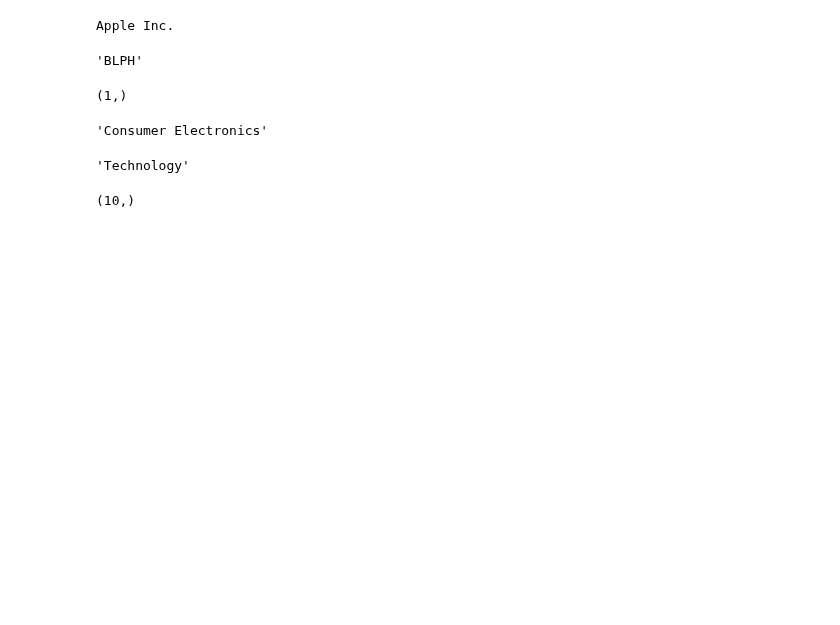
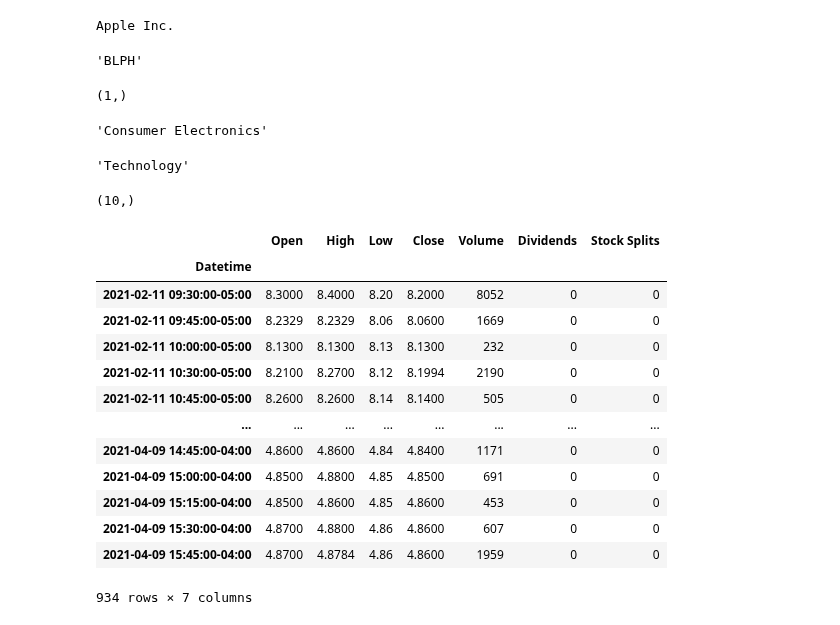
Before and after one commit to jmacdonald2010/stock-prediction, a Jupyter notebook: sketches.ipynb, the cells around one changed output. Saved outputs shown, nothing was run; the diff lists cells and outputs as text; code cells hidden in the pictures; blank space fills up the shorter version.

```diff
--- a/sketches.ipynb
+++ b/sketches.ipynb
@@ -274,3 +274,33 @@ aapl.check_industry(aapl.industry, conn)
 print(aapl.industry_id)
 # %% [output]
 (10,)
+# %%
+import yfinance as yf
+import datetime
+
+current_date = datetime.datetime.now().strftime("%Y-%m-%d")
+sixty_days_ago = (datetime.datetime.now() - datetime.timedelta(days=59)).strftime("%Y-%m-%d")
+
+data = yf.Ticker("BLPH")
+
+data.history(
+    start = sixty_days_ago,
+    end = current_date,
+    interval = '15m',
+    auto_adjust = True
+)
+# %% [output]
+|  | Open | High | Low | Close | Volume | Dividends | Stock Splits |
+| Datetime |  |  |  |  |  |  |  |
+| 2021-02-11 09:30:00-05:00 | 8.3000 | 8.4000 | 8.20 | 8.2000 | 8052 | 0 | 0 |
+| 2021-02-11 09:45:00-05:00 | 8.2329 | 8.2329 | 8.06 | 8.0600 | 1669 | 0 | 0 |
+| 2021-02-11 10:00:00-05:00 | 8.1300 | 8.1300 | 8.13 | 8.1300 | 232 | 0 | 0 |
+| 2021-02-11 10:30:00-05:00 | 8.2100 | 8.2700 | 8.12 | 8.1994 | 2190 | 0 | 0 |
+| 2021-02-11 10:45:00-05:00 | 8.2600 | 8.2600 | 8.14 | 8.1400 | 505 | 0 | 0 |
+| ... | ... | ... | ... | ... | ... | ... | ... |
+| 2021-04-09 14:45:00-04:00 | 4.8600 | 4.8600 | 4.84 | 4.8400 | 1171 | 0 | 0 |
+| 2021-04-09 15:00:00-04:00 | 4.8500 | 4.8800 | 4.85 | 4.8500 | 691 | 0 | 0 |
+| 2021-04-09 15:15:00-04:00 | 4.8500 | 4.8600 | 4.85 | 4.8600 | 453 | 0 | 0 |
+| 2021-04-09 15:30:00-04:00 | 4.8700 | 4.8800 | 4.86 | 4.8600 | 607 | 0 | 0 |
+| 2021-04-09 15:45:00-04:00 | 4.8700 | 4.8784 | 4.86 | 4.8600 | 1959 | 0 | 0 |
+934 rows × 7 columns
```
Also changed, not shown: 3 other files.
